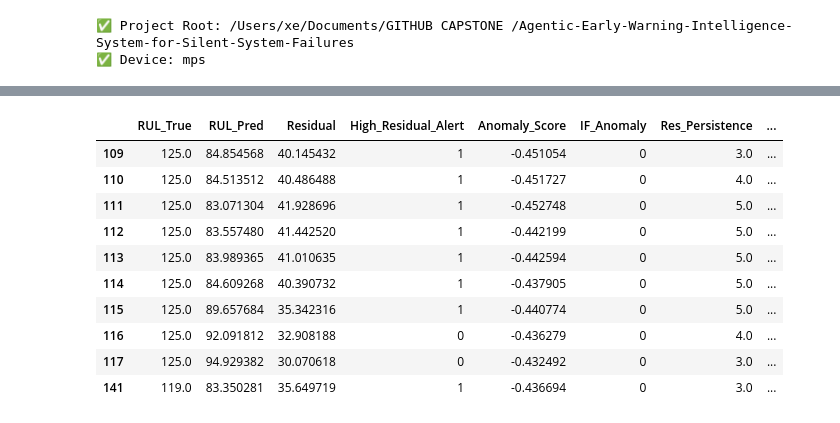
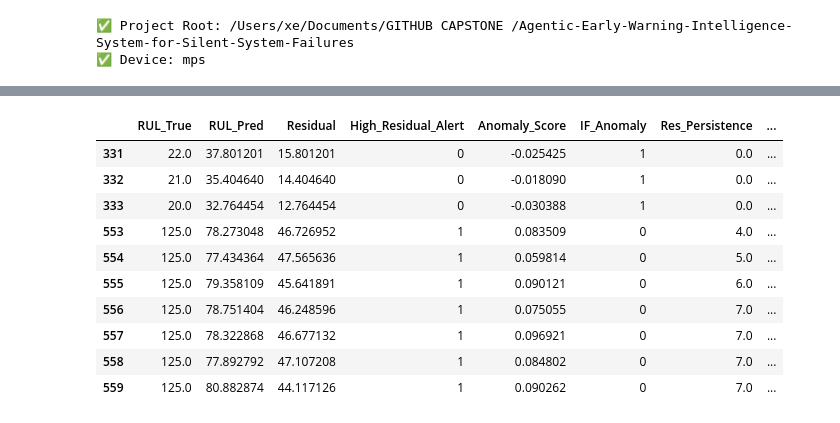
Before and after one commit to singh7985/Agentic-Early-Warning-Intelligence-System-for-Silent-System-Failures, a Jupyter notebook: notebooks/04_anomaly_detection.ipynb, the cells around one changed output, grey strips where cells are left out. Drawn from its saved outputs; the diff is of its cells as text; code cells hidden in the pictures.

```diff
--- a/notebooks/04_anomaly_detection.ipynb
+++ b/notebooks/04_anomaly_detection.ipynb
@@ -331,48 +343,46 @@ Detected anomalies in test set: 3725 / 84478
 # 4. Fusion & Early Warning
 # ===========================
 # Combine Model Uncertainty (High Residual) + Data Uncertainty (Low IF Score)
-# Warning Condition: Residual > Threshold OR Anomaly Score < Threshold
-
-# Note: Thresholds were already calculated in previous steps on VALIDATION SET
-# RESIDUAL_THRESHOLD (from Step 2)
-# IF_THRESHOLD (from Step 3)
-# We strictly rely on validation-derived thresholds to avoid data leakage (bias).
+# OR fusion: either persistent signal triggers a warning.
+# Residual uses 99th percentile (strict) to reduce noise.
+# Persistence: at least 4 anomalies in the last 7 engine-local windows.
 
 import json
 
-print(f"Applying Thresholds -> Residual > {RESIDUAL_THRESHOLD:.4f} | IF Score < {IF_THRESHOLD:.4f}")
+print(f"Applying Thresholds -> Residual > {RESIDUAL_THRESHOLD:.4f} OR IF Decision < 0")
 
 # Save Thresholds for Reproducibility
 thresholds = {
     "RESIDUAL_THRESHOLD": float(RESIDUAL_THRESHOLD),
     "IF_THRESHOLD": float(IF_THRESHOLD),
-    "RESIDUAL_MEAN_VAL": float(np.mean(residuals_val)),
-    "IF_SCORE_MEAN_TRAIN": float(np.mean(train_scores_if))  # renamed from VAL to TRAIN
+    "RESIDUAL_PERCENTILE": 99,
+    "PERSISTENCE_WINDOW": 7,
+    "PERSISTENCE_MIN_COUNT": 4,
+    "FUSION_LOGIC": "OR",
+    "IF_CONTAMINATION": "auto",
+    "IF_TRAINED_ON": "early_life_only"
 }
 
 with open(DATA_DIR / "anomaly_thresholds.json", "w") as f:
     json.dump(thresholds, f, indent=4)
 print(f"✅ Thresholds saved to {DATA_DIR}/anomaly_thresholds.json")
 
-# --- Phase 4: Persistence Logic (Anti-Spam) ---
-# Goal: Warn only if anomaly happens in k out of last m windows (e.g., 3/5)
-# CRITICAL: Rolling window must reset at engine boundaries to avoid
-# carrying anomaly counts from engine A into engine B's first windows.
+# --- Persistence Logic (Anti-Spam) ---
+# Rolling window resets at engine boundaries to prevent cross-engine leakage.
 
-def apply_persistence(series, window=5, min_periods=1):
-    return series.rolling(window=window, min_periods=min_periods).sum()
+PERSISTENCE_WINDOW = 7
+PERSISTENCE_THRESHOLD = 4
 
 def infer_engine_ids_from_rul(rul_series):
     """Infer engine boundaries from RUL_True.
-    In C-MAPSS, RUL decreases monotonically within an engine.
-    Any upward jump (RUL[i] > RUL[i-1]) signals the start of a new engine.
-    Returns an array of synthetic engine IDs (integers).
+    RUL decreases monotonically within an engine.
+    Any upward jump signals a new engine.
     """
     rul = rul_series.values
     engine_id = np.zeros(len(rul), dtype=int)
     current_id = 0
     for i in range(1, len(rul)):
-        if rul[i] > rul[i - 1]:  # RUL jumped up → new engine
+        if rul[i] > rul[i - 1]:
             current_id += 1
         engine_id[i] = current_id
     return engine_id
@@ -390,33 +400,30 @@ if _uid_path.exists():
         print(f'⚠️  Metadata length mismatch ({len(_eng_ids_loaded)} vs {len(df_res)})')
 
 if _eng_ids is None:
-    # Fallback: infer engine boundaries from RUL_True
     _eng_ids = infer_engine_ids_from_rul(df_res['RUL_True'])
     n_engines = len(np.unique(_eng_ids))
     print(f'⚠️  test_engine_uid.npy not usable — inferred {n_engines} engine boundaries from RUL_True')
 
-# Apply per-engine rolling (always, no global fallback)
+# Apply per-engine rolling persistence
 df_res['_eng'] = _eng_ids
 df_res['Res_Persistence'] = df_res.groupby('_eng')['High_Residual_Alert'].transform(
-    lambda s: s.rolling(window=5, min_periods=1).sum()
+    lambda s: s.rolling(window=PERSISTENCE_WINDOW, min_periods=1).sum()
 )
 df_res['IF_Persistence'] = df_res.groupby('_eng')['IF_Anomaly'].transform(
-    lambda s: s.rolling(window=5, min_periods=1).sum()
+    lambda s: s.rolling(window=PERSISTENCE_WINDOW, min_periods=1).sum()
 )
 df_res.drop(columns=['_eng'], inplace=True)
-print('✅ Per-engine persistence applied (no cross-boundary leakage)')
+print(f'✅ Per-engine persistence applied (window={PERSISTENCE_WINDOW}, threshold={PERSISTENCE_THRESHOLD})')
 
-# Condition: At least 3 anomalies in the last 5 steps
-PERSISTENCE_THRESHOLD = 3
 df_res['Persistent_Res_Alert'] = (df_res['Res_Persistence'] >= PERSISTENCE_THRESHOLD).astype(int)
 df_res['Persistent_IF_Alert'] = (df_res['IF_Persistence'] >= PERSISTENCE_THRESHOLD).astype(int)
 
 print(f"Raw Residual Alerts: {df_res['High_Residual_Alert'].sum()} -> Persistent: {df_res['Persistent_Res_Alert'].sum()}")
 print(f"Raw IF Alerts:       {df_res['IF_Anomaly'].sum()}        -> Persistent: {df_res['Persistent_IF_Alert'].sum()}")
 
+# --- OR Fusion: either persistent signal triggers a warning ---
 def generate_warnings(row):
     reasons = []
-    # Use PERSISTENT columns for final warnings
     if row['Persistent_Res_Alert'] == 1:
         reasons.append("High Prediction Error")
     if row['Persistent_IF_Alert'] == 1:
@@ -428,8 +435,9 @@ def generate_warnings(row):
 
 df_res['Warning_Status'] = df_res.apply(generate_warnings, axis=1)
 
-# Display some warnings
 warnings = df_res[df_res['Warning_Status'] != "Normal"]
-print(f"Total Warnings Generated: {len(warnings)}")
+total_windows = len(df_res)
+warn_pct = 100 * len(warnings) / total_windows
+print(f"\nTotal Warnings (OR fusion, 99th% + 4/7 persistence): {len(warnings)} / {total_windows} ({warn_pct:.1f}%)")
 warnings.head(10)
 # %% [output]
@@ -443,14 +452,14 @@ Total Warnings Generated: 7141
 |  | RUL_True | RUL_Pred | Residual | High_Residual_Alert | Anomaly_Score | IF_Anomaly | Res_Persistence | ... |
-| 109 | 125.0 | 84.854568 | 40.145432 | 1 | -0.451054 | 0 | 3.0 | ... |
-| 110 | 125.0 | 84.513512 | 40.486488 | 1 | -0.451727 | 0 | 4.0 | ... |
-| 111 | 125.0 | 83.071304 | 41.928696 | 1 | -0.452748 | 0 | 5.0 | ... |
-| 112 | 125.0 | 83.557480 | 41.442520 | 1 | -0.442199 | 0 | 5.0 | ... |
-| 113 | 125.0 | 83.989365 | 41.010635 | 1 | -0.442594 | 0 | 5.0 | ... |
-| 114 | 125.0 | 84.609268 | 40.390732 | 1 | -0.437905 | 0 | 5.0 | ... |
-| 115 | 125.0 | 89.657684 | 35.342316 | 1 | -0.440774 | 0 | 5.0 | ... |
-| 116 | 125.0 | 92.091812 | 32.908188 | 0 | -0.436279 | 0 | 4.0 | ... |
-| 117 | 125.0 | 94.929382 | 30.070618 | 0 | -0.432492 | 0 | 3.0 | ... |
-| 141 | 119.0 | 83.350281 | 35.649719 | 1 | -0.436694 | 0 | 3.0 | ... |
+| 331 | 22.0 | 37.801201 | 15.801201 | 0 | -0.025425 | 1 | 0.0 | ... |
+| 332 | 21.0 | 35.404640 | 14.404640 | 0 | -0.018090 | 1 | 0.0 | ... |
+| 333 | 20.0 | 32.764454 | 12.764454 | 0 | -0.030388 | 1 | 0.0 | ... |
+| 553 | 125.0 | 78.273048 | 46.726952 | 1 | 0.083509 | 0 | 4.0 | ... |
+| 554 | 125.0 | 77.434364 | 47.565636 | 1 | 0.059814 | 0 | 5.0 | ... |
+| 555 | 125.0 | 79.358109 | 45.641891 | 1 | 0.090121 | 0 | 6.0 | ... |
+| 556 | 125.0 | 78.751404 | 46.248596 | 1 | 0.075055 | 0 | 7.0 | ... |
+| 557 | 125.0 | 78.322868 | 46.677132 | 1 | 0.096921 | 0 | 7.0 | ... |
+| 558 | 125.0 | 77.892792 | 47.107208 | 1 | 0.084802 | 0 | 7.0 | ... |
+| 559 | 125.0 | 80.882874 | 44.117126 | 1 | 0.090262 | 0 | 7.0 | ... |
 # %%
 # 5. Visualizing Engine Lifecycles — COMBINED ALL 4 SUBSETS
 # ===========================================================
```
Also changed, not shown: parts of 6 cells of this notebook, 38 other files.
